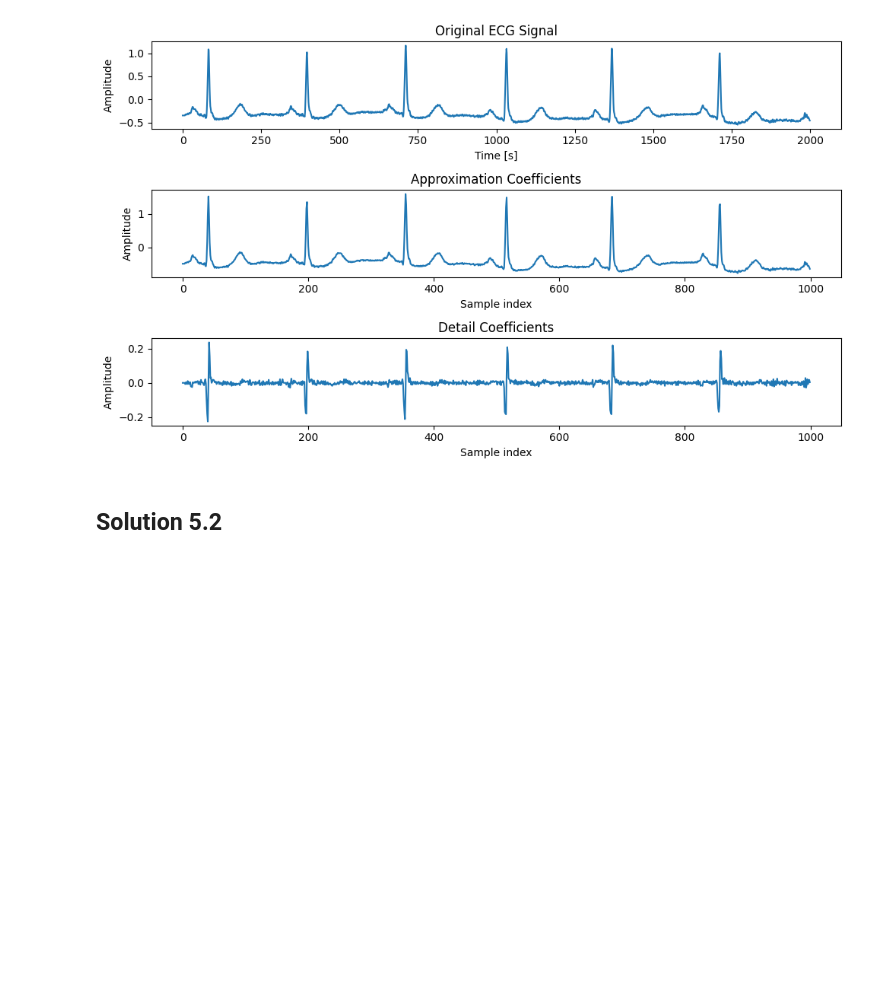
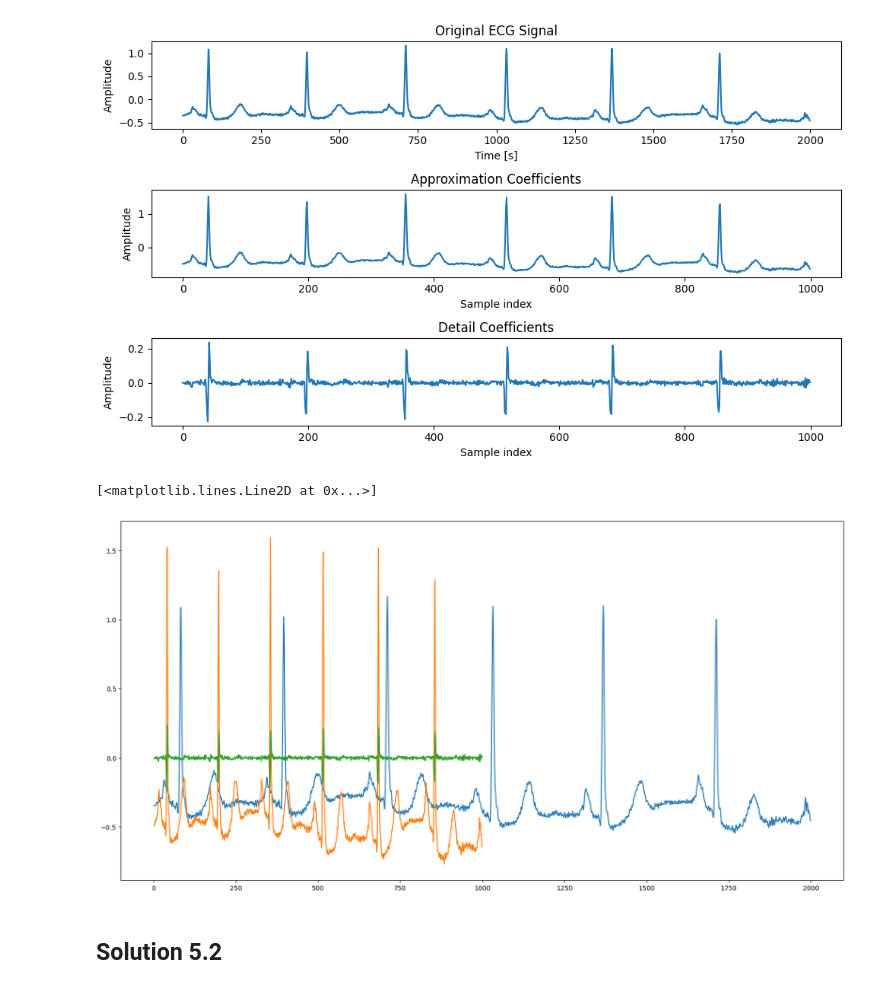
Before and after one commit to raphrb2/ML4Biomedical, a Jupyter notebook: ECG_classification_exercices.ipynb, the cells around one changed output. Drawn from its saved outputs; the diff is of its cells as text; code cells hidden in the pictures; blank space fills up the shorter version.

```diff
--- a/ECG_classification_exercices.ipynb
+++ b/ECG_classification_exercices.ipynb
@@ -278,6 +277,16 @@ plt.tight_layout()
 plt.show()
 # %% [output]
 [figure]
+# %%
+# plot the 3 signals on the same figure
+
+
+plt.plot(signal_arr)
+plt.plot(cA)
+plt.plot(cD)
+# %% [output]
+[<matplotlib.lines.Line2D at 0x...>]
+[figure, added]
 # %% [markdown]
 ## Solution 5.2
 # %%
```
Also changed, not shown: parts of 20 cells of this notebook.
